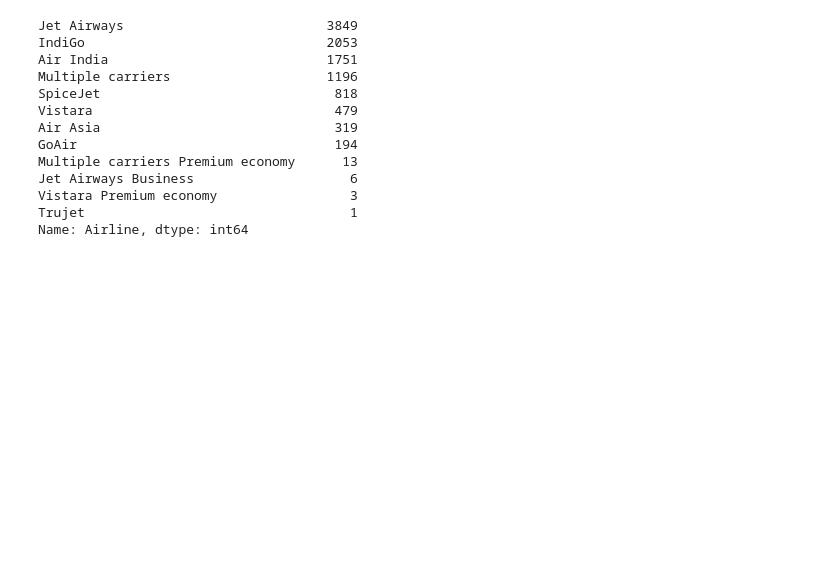
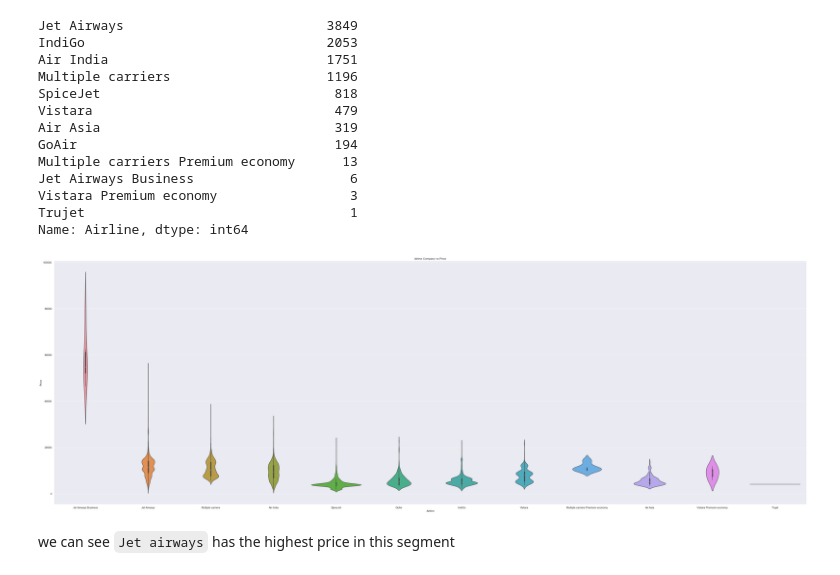
Before and after one commit to soumyadeep28/Data-Science, a Jupyter notebook: Internship_Mock_Projects/Projects/AirFlight_fare_prediction/Air Fare Prediction.ipynb, the cells around one changed output. Cells and saved outputs as stored; diff of their text form; code cells hidden in the pictures; blank space fills up the shorter version.

```diff
--- a/Internship_Mock_Projects/Projects/AirFlight_fare_prediction/Air Fare Prediction.ipynb
+++ b/Internship_Mock_Projects/Projects/AirFlight_fare_prediction/Air Fare Prediction.ipynb
@@ -228,3 +228,14 @@ Jet Airways Business                    6
 Vistara Premium economy                 3
 Trujet                                  1
 Name: Airline, dtype: int64
+# %%
+# NOW DRAW CATEGORY DATA AND COMPARE WITH PRICE -> TO SEE WHICH AIRWAYS COMPANY HAS HIGH -LOW PRICE
+
+sns.catplot(y = "Price" , x = 'Airline' ,data = data.sort_values('Price' , ascending = False) ,kind='violin',height = 15 , aspect=3)
+plt.title("Airline Company vs Price")
+
+plt.show()
+# %% [output]
+[figure, added]
+# %% [markdown]
+we can see `Jet airways` has the highest price in this segment
```
Also changed, not shown: parts of 21 cells of this notebook.
